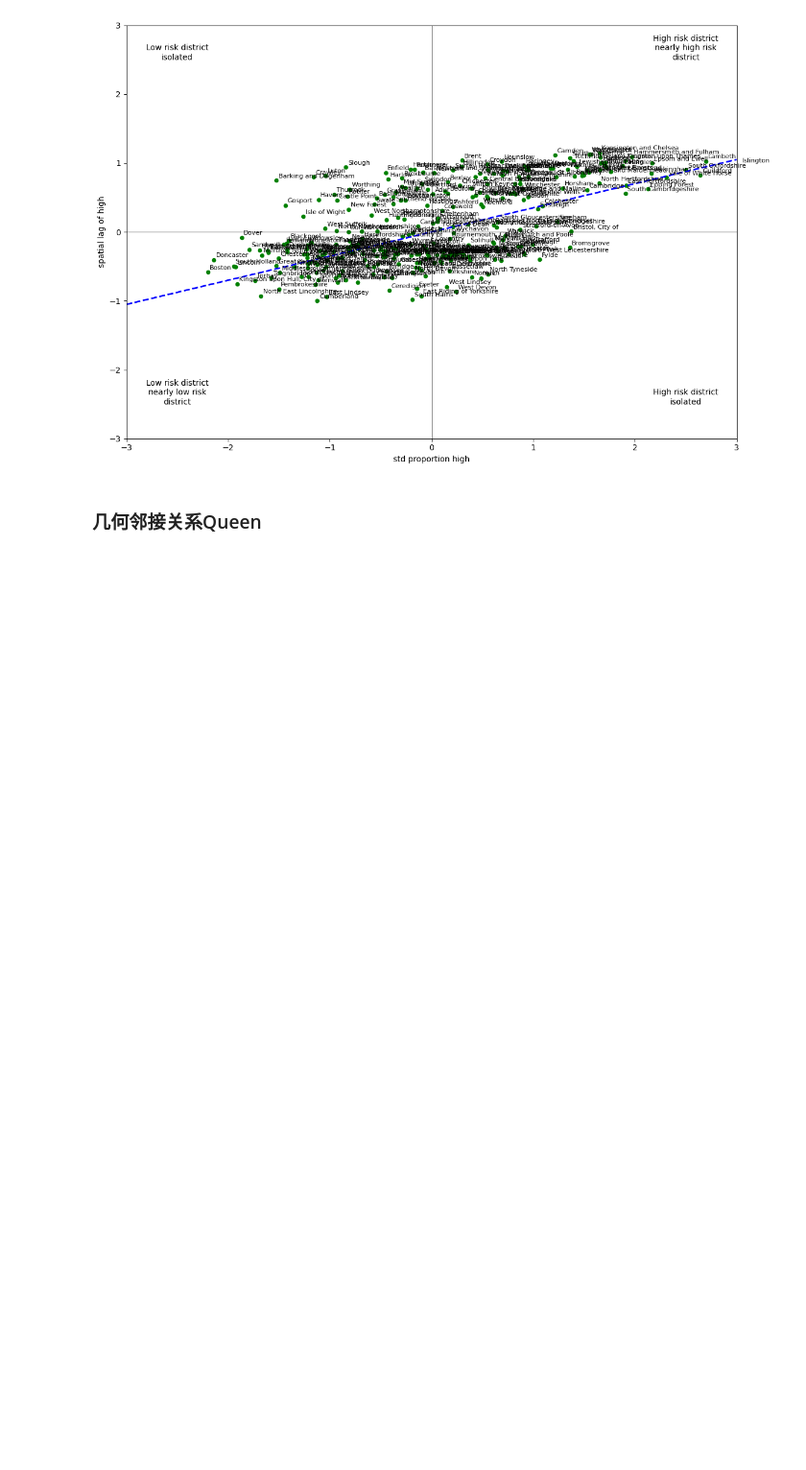
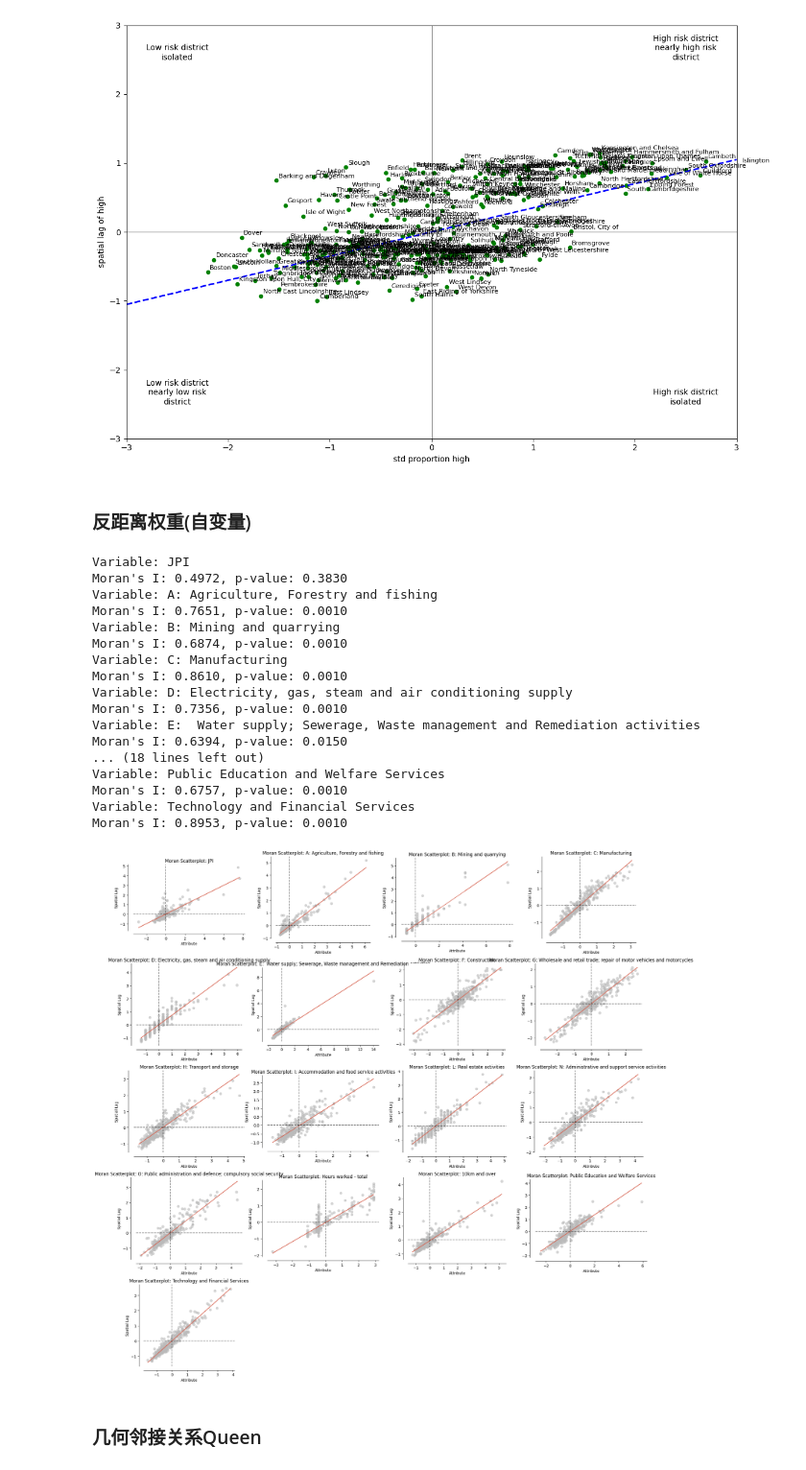
Before and after one commit to Uioll/AIinfluenceJobinUK, a Jupyter notebook: 技能极化和地理分布.ipynb, the cells around one changed output. Shown at 96% size. Cells and saved outputs as stored; diff of their text form; code cells hidden in the pictures; blank space fills up the shorter version.

```diff
--- a/技能极化和地理分布.ipynb
+++ b/技能极化和地理分布.ipynb
@@ -1103,6 +1133,75 @@ p-value (norm): 0.000000
 p-value (perm): 0.001000
 ==================================================
 [figure]
+# %% [markdown]
+### 反距离权重(自变量)
+# %%
+import geopandas as gpd
+import libpysal as lps
+import esda
+import splot.esda as splot_esda
+import matplotlib.pyplot as plt
+import numpy as np
+
+# 假设 gdf_ols 是您的 GeoDataFrame，包含几何列 'geometry'
+# X_cols 是变量列表（排除非数值或无关列）
+# 先筛选数值型变量
+numeric_cols = [col for col in X_cols if gdf_ols[col].dtype in [np.float64, np.int64]]
+
+# 创建反距离权重矩阵（Inverse Distance Weights）
+# 假设使用 Kernel weights with idw (inverse distance)
+# 需指定带宽（bandwidth），这里示例用固定距离或自适应；调整 threshold 以匹配数据
+coords = np.array(list(zip(gdf_ols.geometry.centroid.x, gdf_ols.geometry.centroid.y)))
+w_idw = lps.weights.Kernel(coords, fixed=False, function='triangular', k=5)  # 示例：自适应k=5近邻，triangular kernel
+# 或者用 DistanceBand: w_idw = lps.weights.DistanceBand(coords, threshold=some_distance, p=2, binary=False)  # p=2 for Euclidean, binary=False for IDW
+
+# 标准化权重（row-standardize）
+w_idw.transform = 'r'
+
+# 设置散点图矩阵的布局（假设变量数 n，sqrt(n) 行/列）
+n = len(numeric_cols)
+nrows = int(np.ceil(np.sqrt(n)))
+ncols = int(np.ceil(n / nrows))
+fig, axes = plt.subplots(nrows=nrows, ncols=ncols, figsize=(20, 20))
+axes = axes.flatten()  # 展平以便循环
+
+# 循环每个变量，计算 Moran's I 并绘制 Moran 散点图
+for i, var in enumerate(numeric_cols):
+    y = gdf_ols[var].values
+    # 计算 Moran's I
+    moran = esda.Moran(y, w_idw)
+    print(f"Variable: {var}")
+    print(f"Moran's I: {moran.I:.4f}, p-value: {moran.p_sim:.4f}")
+
+    # 绘制 Moran 散点图
+    splot_esda.moran_scatterplot(moran, ax=axes[i])
+    axes[i].set_title(f"Moran Scatterplot: {var}")
+
+# 隐藏多余的子图（如果 n 不整除 nrows*ncols）
+for j in range(i+1, len(axes)):
+    axes[j].axis('off')
+
+plt.tight_layout()
+plt.show()
+# %% [output]
+Variable: JPI
+Moran's I: 0.4972, p-value: 0.3830
+Variable: A: Agriculture, Forestry and fishing
+Moran's I: 0.7651, p-value: 0.0010
+Variable: B: Mining and quarrying
+Moran's I: 0.6874, p-value: 0.0010
+Variable: C: Manufacturing
+Moran's I: 0.8610, p-value: 0.0010
+Variable: D: Electricity, gas, steam and air conditioning supply
+Moran's I: 0.7356, p-value: 0.0010
+Variable: E:  Water supply; Sewerage, Waste management and Remediation activities
+Moran's I: 0.6394, p-value: 0.0150
+... (18 lines left out)
+Variable: Public Education and Welfare Services
+Moran's I: 0.6757, p-value: 0.0010
+Variable: Technology and Financial Services
+Moran's I: 0.8953, p-value: 0.0010
+[figure, added]
 # %% [markdown]
 ### 几何邻接关系Queen
 # %%
```
Also changed, not shown: parts of 27 cells of this notebook, 6 other files.
